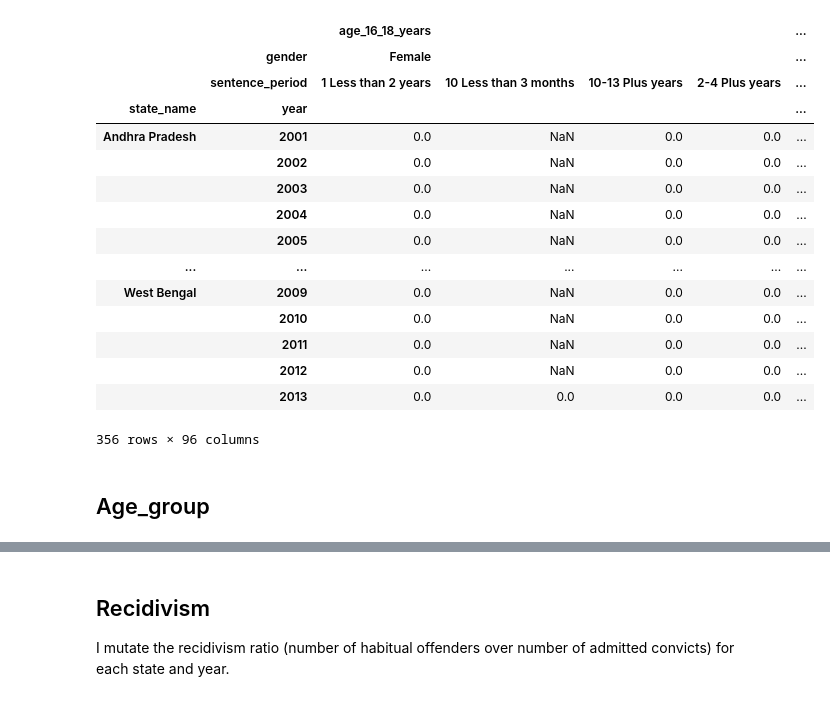
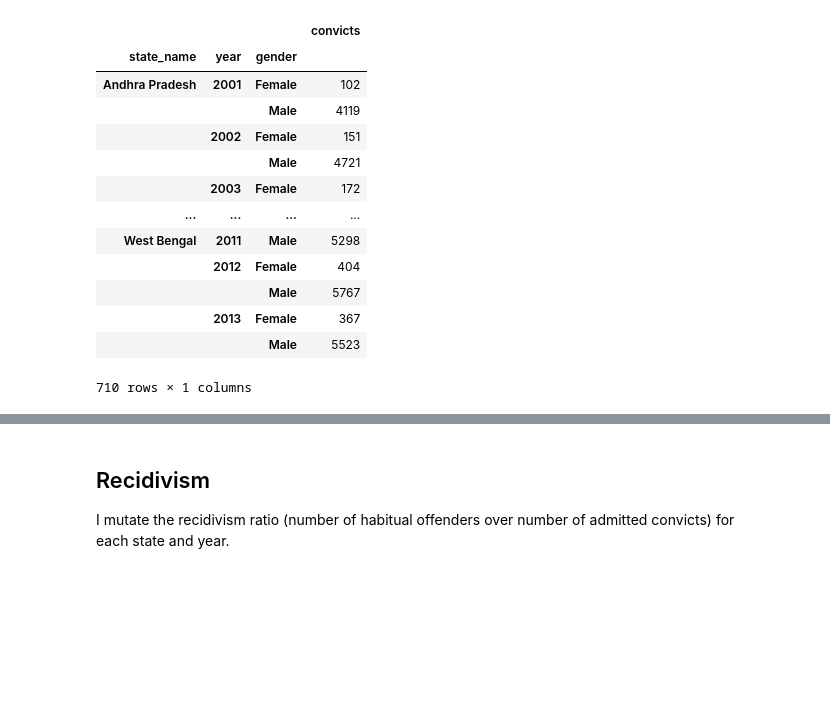
Before and after one commit to hungf8342/indian_prison_recidivism, a Jupyter notebook: DataCleaning.ipynb, the cells around one changed output, grey strips where cells are left out. Drawn from its saved outputs; the diff is of its cells as text; code cells hidden in the pictures; blank space fills up the shorter version.

```diff
--- a/DataCleaning.ipynb
+++ b/DataCleaning.ipynb
@@ -37,23 +175,19 @@ Wages
 # %%
-Sentence_period.query('is_state==1'). \
-drop(["is_state"],axis=1).pivot_table(index=["state_name","year"],
-                   columns = ["gender","sentence_period"])
+Religion.query("is_state==1"). \
+drop(["is_state","under_trial","detenues","others"],axis=1). \
+groupby(["state_name","year","gender"]).sum()
 # %% [output]
-|  |  | age_16_18_years |  |  |  | ... |
-|  | gender | Female |  |  |  | ... |
-|  | sentence_period | 1 Less than 2 years | 10 Less than 3 months | 10-13 Plus years | 2-4 Plus years | ... |
-| state_name | year |  |  |  |  | ... |
-| Andhra Pradesh | 2001 | 0.0 | NaN | 0.0 | 0.0 | ... |
-|  | 2002 | 0.0 | NaN | 0.0 | 0.0 | ... |
-|  | 2003 | 0.0 | NaN | 0.0 | 0.0 | ... |
-|  | 2004 | 0.0 | NaN | 0.0 | 0.0 | ... |
-|  | 2005 | 0.0 | NaN | 0.0 | 0.0 | ... |
-| ... | ... | ... | ... | ... | ... | ... |
-| West Bengal | 2009 | 0.0 | NaN | 0.0 | 0.0 | ... |
-|  | 2010 | 0.0 | NaN | 0.0 | 0.0 | ... |
-|  | 2011 | 0.0 | NaN | 0.0 | 0.0 | ... |
-|  | 2012 | 0.0 | NaN | 0.0 | 0.0 | ... |
-|  | 2013 | 0.0 | 0.0 | 0.0 | 0.0 | ... |
+|  |  |  | convicts |
+| state_name | year | gender |  |
+| Andhra Pradesh | 2001 | Female | 102 |
+|  |  | Male | 4119 |
+|  | 2002 | Female | 151 |
+|  |  | Male | 4721 |
+|  | 2003 | Female | 172 |
+| ... | ... | ... | ... |
+| West Bengal | 2011 | Male | 5298 |
+|  | 2012 | Female | 404 |
+|  |  | Male | 5767 |
+|  | 2013 | Female | 367 |
+|  |  | Male | 5523 |
-356 rows × 96 columns
+710 rows × 1 columns
-# %% [markdown]
-## Age_group
```
Also changed, not shown: parts of 38 cells of this notebook, 3 other files.
